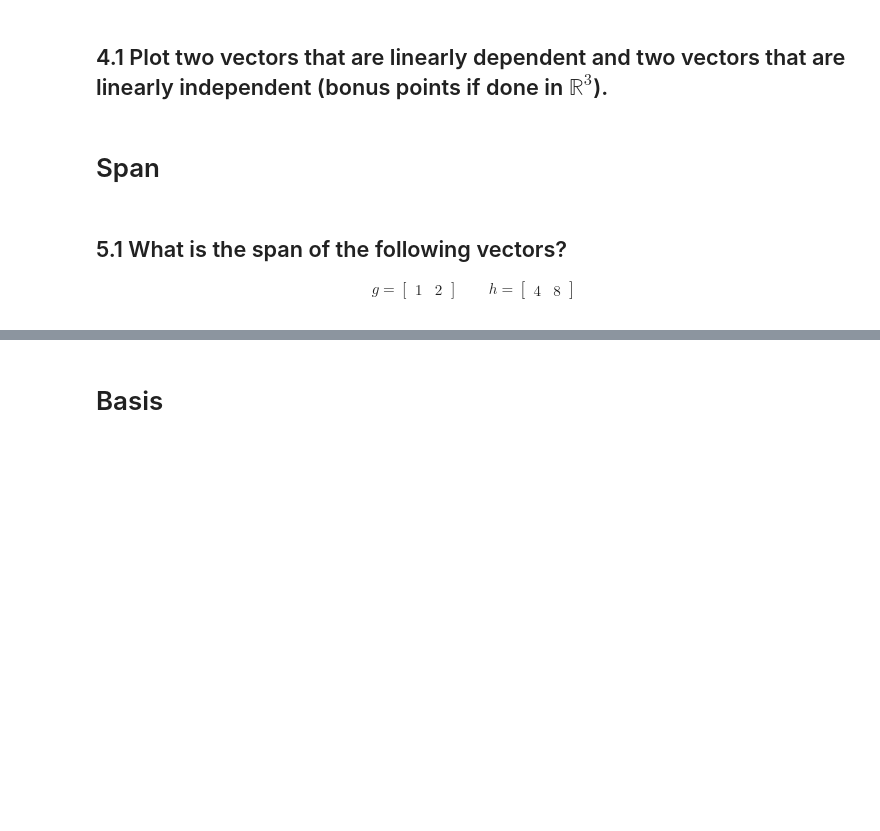
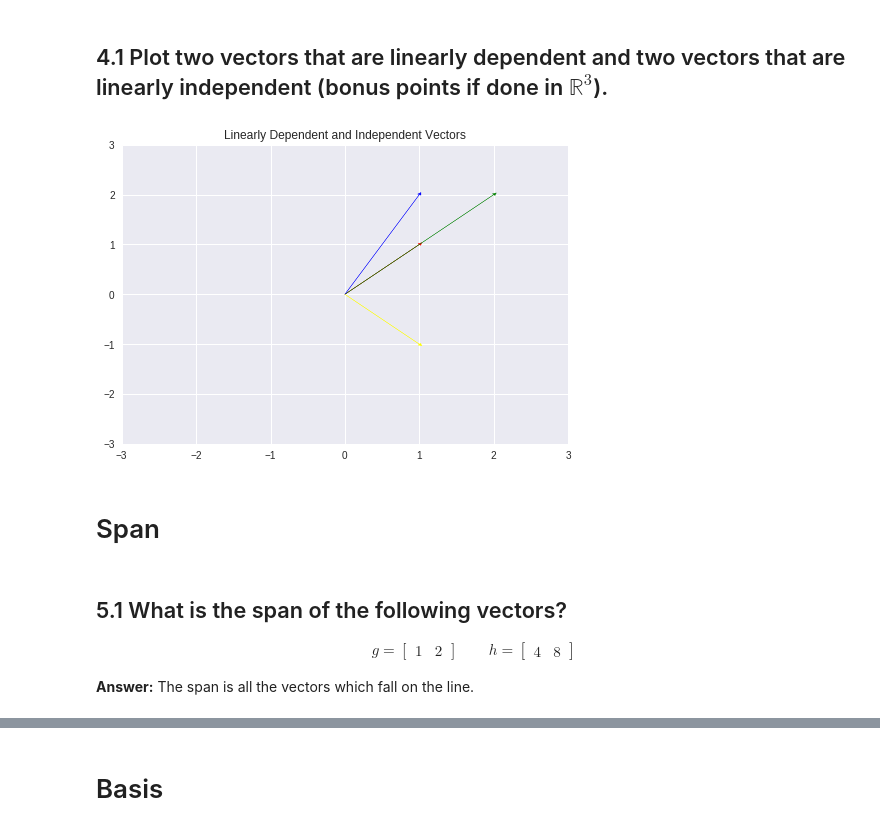
Before and after one commit to bloominstituteoftechnology/DS-Unit-1-Sprint-4-Linear-Algebra, a Jupyter notebook: module2-intermediate-linear-algebra/Intermediate_Linear_Algebra_Assignment.ipynb, the cells around one changed output, grey strips where cells are left out. Drawn from its saved outputs; the diff is of its cells as text; code cells hidden in the pictures; blank space fills up the shorter version.

```diff
--- a/module2-intermediate-linear-algebra/Intermediate_Linear_Algebra_Assignment.ipynb
+++ b/module2-intermediate-linear-algebra/Intermediate_Linear_Algebra_Assignment.ipynb
@@ -56,6 +268,23 @@ f = \begin{bmatrix} 4 & 12 & 11 & 9 & 2 \end{bmatrix}
 # Linear Independence / Dependence
 # %% [markdown]
 ## 4.1 Plot two vectors that are linearly dependent and two vectors that are linearly independent (bonus points if done in $\mathbb{R}^3$).
+# %%
+vector_1 = [1, 1]
+vector_2 = [2, 2]
+vector_3 = [1, 2]
+vector_4 = [1, -1]
+
+# Plot the Scaled Vectors
+plt.arrow(0,0, vector_1[0], vector_1[1],head_width=.05, head_length=0.05, color ='red')
+plt.arrow(0,0, vector_2[0], vector_2[1],head_width=.05, head_length=0.05, color ='green')
+plt.arrow(0,0, vector_3[0], vector_3[1],head_width=.05, head_length=0.05, color ='blue')
+plt.arrow(0,0, vector_4[0], vector_4[1],head_width=.05, head_length=0.05, color ='yellow')
+plt.xlim(-3,3)
+plt.ylim(-3,3)
+plt.title("Linearly Dependent and Independent Vectors")
+plt.show()
+# %% [output]
+[figure, added]
 # %% [markdown]
 # Span
 # %% [markdown]
@@ -66,3 +295,5 @@ g = \begin{bmatrix} 1 & 2 \end{bmatrix}
 \qquad
 h = \begin{bmatrix} 4 & 8 \end{bmatrix}
 \end{align}
+
+**Answer:** The span is all the vectors which fall on the line.
```
Also changed, not shown: parts of 27 cells of this notebook.
